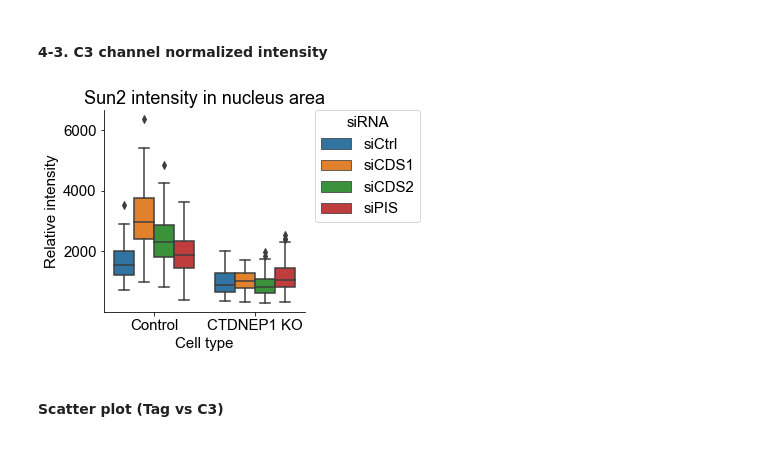
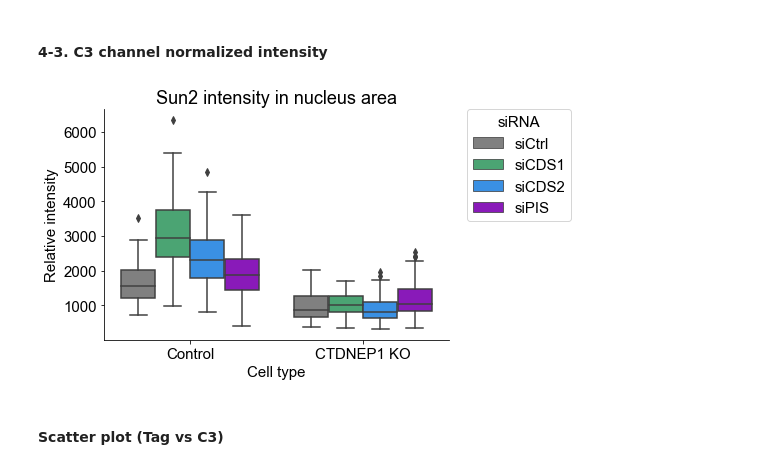
Before and after one commit to shokenlee/Lee_2023_Sun2-Lipid, a Jupyter notebook: Sun2_nucleaus_area.ipynb, the cells around one changed output. Saved outputs shown, nothing was run; the diff lists cells and outputs as text; code cells hidden in the pictures.

```diff
--- a/Sun2_nucleaus_area.ipynb
+++ b/Sun2_nucleaus_area.ipynb
@@ -17,23 +17,25 @@ warnings.filterwarnings('ignore')
 font = {'family': 'Arial', 'size': 15}
 mpl.rc('font', **font)
 plt.rcParams['svg.fonttype'] = 'none'
-my_pal = ['grey', 'mediumseagreen']
+
+# my_pal = ['grey', 'mediumseagreen']
+my_pal = ['grey', 'mediumseagreen', 'dodgerblue', 'darkviolet']
 
 # Make a folder if it not there yet and if needed
 # !mkdir ../jupyter_figures
 
 # set the directory where the data files are waiting
-directory = '/Users/ShokenLEE/Desktop/DATA/Common data spreadsheets/Sun2 intensity in nucleus/siCDS,siPIS/P-193/'
+directory = '/Users/ShokenLEE/Desktop/DATA/Common data spreadsheets/Sun2 intensity in nucleus/siCDS,siPIS/'
 # %% [markdown]
 ### **1. Concanatate all the CSV files**
 # %%
 df = pd.DataFrame()
 
-filepaths = os.listdir(directory)
-for filepath in filepaths:
-    if filepath.endswith('csv'):
-        _df = pd.read_csv(directory + '/' + filepath)
-        df = pd.concat([df, _df], axis=0)
+for path, subdirs, files in os.walk(directory):
+    for file in files:
+        if file.endswith('csv'):
+            _df = pd.read_csv(os.path.join(path, file))
+            df = pd.concat([df, _df], axis=0)
 # %%
 df.head()
 # %% [output]
@@ -156,7 +151,9 @@ df['C3 mean - background'] = df['Mean']-background_C3
 # %%
-C3_mean_of_non_tfx_cells = np.mean(df[df['Tag expression']=='(-)']['C3 mean - background'])
+# set the baseline, which is either siCtrl for control cells or plasmid (-) cells
+# C3_mean_baseline = np.mean(df[df['Tag expression']=='(-)']['C3 mean - background'])
+C3_mean_baseline = np.mean(df[(df['Cell type'] == 'Control') & (df['siRNA type'] == 'siCtrl')]['C3 mean - background'])
 # %%
-df['C3-Back_normalized'] = df['C3 mean - background']/C3_mean_of_non_tfx_cells
+df['C3-Back_normalized'] = df['C3 mean - background'] / C3_mean_baseline
 # %% [markdown]
 #### **ROI number**
 # %%
@@ -268,23 +244,24 @@ dtype: int64
 # %% [markdown]
 #### **4-3. C3 channel normalized intensity**
 # %%
-fig = plt.figure(figsize=(3.5,3.5))
+fig = plt.figure(figsize=(6,4))
 ax_box = fig.add_axes([0.1, 0.1, 0.8, 0.8])
 
 # For rescue experiments:
 # ax_box = sns.boxplot(data=df, x='Plasmid type', y='C3-Back_normalized', order=['WT', 'DE'], hue='Tag expression', hue_order=['(-)', '(+)'], palette=my_pal)
 # plt.legend(title='Flag expression', bbox_to_anchor=(1.05, 1), loc='upper left', borderaxespad=0)
 
 
 # For siRNA experiments:
-ax_box = sns.boxplot(data=df, x='Cell type', y='C3 mean - background', order=['Control', 'CTDNEP1 KO'], hue='siRNA type', hue_order=['siCtrl', 'siCDS1', 'siCDS2', 'siPIS'])
+ax_box = sns.boxplot(data=df, x='Cell type', y='C3 mean - background', order=['Control', 'CTDNEP1 KO'],
+                     hue='siRNA type', hue_order=['siCtrl', 'siCDS1', 'siCDS2', 'siPIS'], palette=my_pal)
 plt.legend(title='siRNA', bbox_to_anchor=(1.05, 1), loc='upper left', borderaxespad=0)
 
 # Used in common:
 plt.title('Sun2 intensity in nucleus area')
 plt.ylabel('Relative intensity')
 ax_box.spines['top'].set_visible(False)
 ax_box.spines['right'].set_visible(False)
 # %% [output]
-[figure, old version]
+[figure, new version]
 # %%
```
Also changed, not shown: parts of 22 cells of this notebook.
